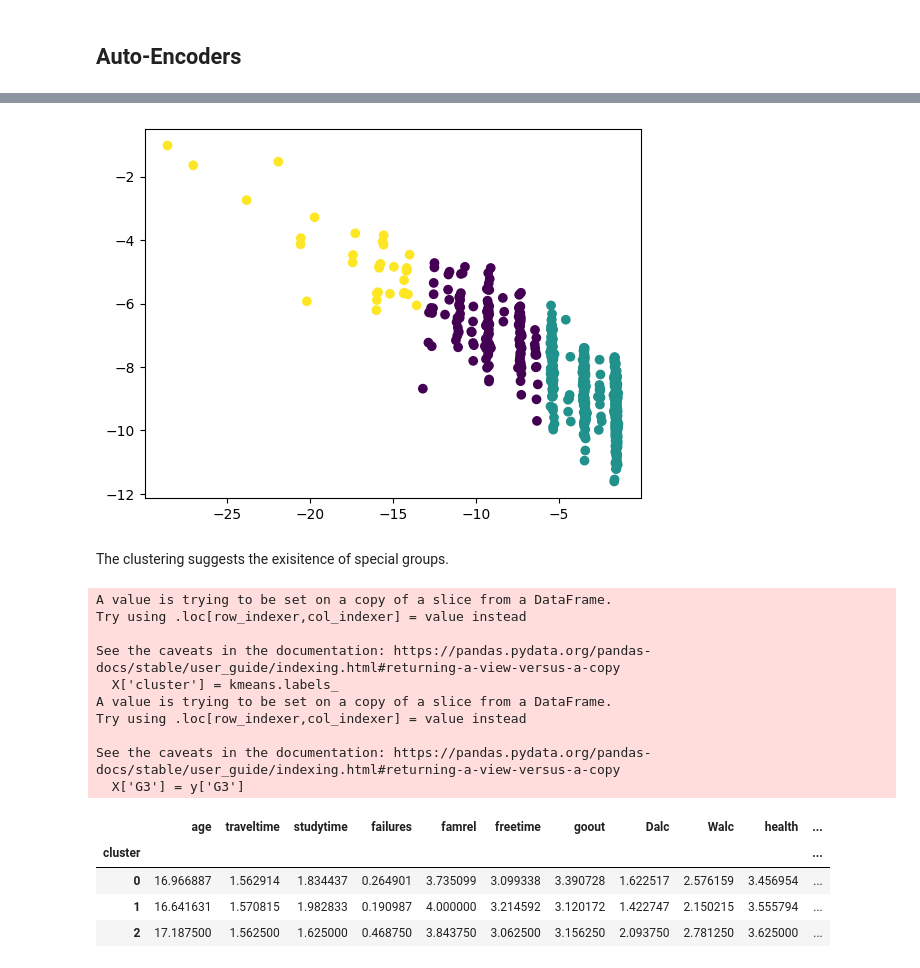
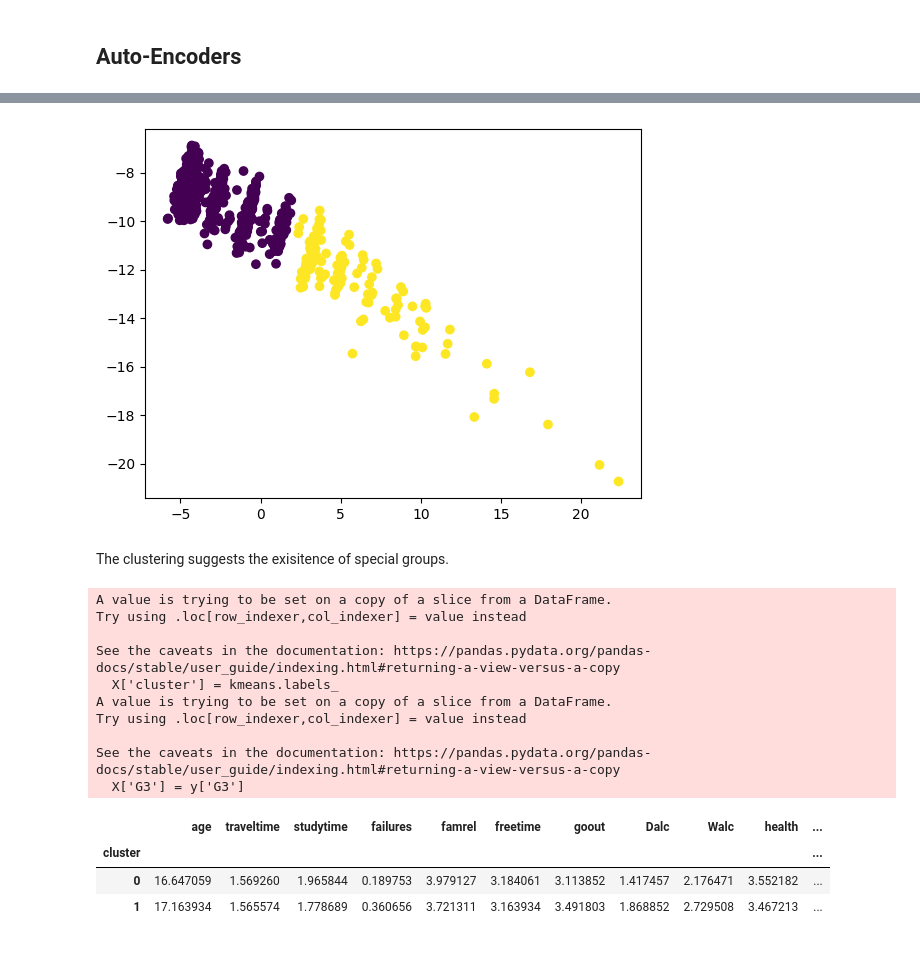
Before and after one commit to ashmitchamoli/Student-Performance-Data-Analysis, a Jupyter notebook: data-exploration.ipynb, the cells around one changed output, grey strips where cells are left out. Drawn from its saved outputs; the diff is of its cells as text; code cells hidden in the pictures.

```diff
--- a/data-exploration.ipynb
+++ b/data-exploration.ipynb
@@ -40,7 +48,8 @@ numericalColumns.remove('Fedu')
 print(f"Selected {len(numericalColumns)} numerical columns: {numericalColumns}")
 
 # k-means
-kmeans = KMeans(n_clusters=3, init='k-means++')
+numClusters = 2
+kmeans = KMeans(n_clusters=numClusters, init='k-means++')
 kmeans.fit(X[numericalColumns])
 
 # use PCA to reduce dimensions to 2
@@ -147,27 +156,27 @@ with torch.no_grad():
 plt.scatter(embeddings[:, 0], embeddings[:, 1], c=kmeans.labels_)
 plt.show()
 # %% [output]
-[figure, old version]
+[figure, new version]
 # %% [markdown]
 The clustering suggests the exisitence of special groups.
 # %%
 # print the average score of each student cluster
 X['cluster'] = kmeans.labels_
 X['G3'] = y['G3']
-X[numericalColumns + ['cluster']].groupby('cluster').mean()
+groupsWiseStats = X[numericalColumns + ['G3', 'cluster']].groupby('cluster').mean()
+groupsWiseStats
 # %% [output]
 A value is trying to be set on a copy of a slice from a DataFrame.
 Try using .loc[row_indexer,col_indexer] = value instead
 
 See the caveats in the documentation: https://pandas.pydata.org/pandas-docs/stable/user_guide/indexing.html#returning-a-view-versus-a-copy
   X['cluster'] = kmeans.labels_
 A value is trying to be set on a copy of a slice from a DataFrame.
 Try using .loc[row_indexer,col_indexer] = value instead
 
 See the caveats in the documentation: https://pandas.pydata.org/pandas-docs/stable/user_guide/indexing.html#returning-a-view-versus-a-copy
   X['G3'] = y['G3']
 |  | age | traveltime | studytime | failures | famrel | freetime | goout | Dalc | Walc | health | ... |
 | cluster |  |  |  |  |  |  |  |  |  |  | ... |
-| 0 | 16.966887 | 1.562914 | 1.834437 | 0.264901 | 3.735099 | 3.099338 | 3.390728 | 1.622517 | 2.576159 | 3.456954 | ... |
-| 1 | 16.641631 | 1.570815 | 1.982833 | 0.190987 | 4.000000 | 3.214592 | 3.120172 | 1.422747 | 2.150215 | 3.555794 | ... |
-| 2 | 17.187500 | 1.562500 | 1.625000 | 0.468750 | 3.843750 | 3.062500 | 3.156250 | 2.093750 | 2.781250 | 3.625000 | ... |
+| 0 | 16.647059 | 1.569260 | 1.965844 | 0.189753 | 3.979127 | 3.184061 | 3.113852 | 1.417457 | 2.176471 | 3.552182 | ... |
+| 1 | 17.163934 | 1.565574 | 1.778689 | 0.360656 | 3.721311 | 3.163934 | 3.491803 | 1.868852 | 2.729508 | 3.467213 | ... |
```
Also changed, not shown: parts of 4 cells of this notebook.
